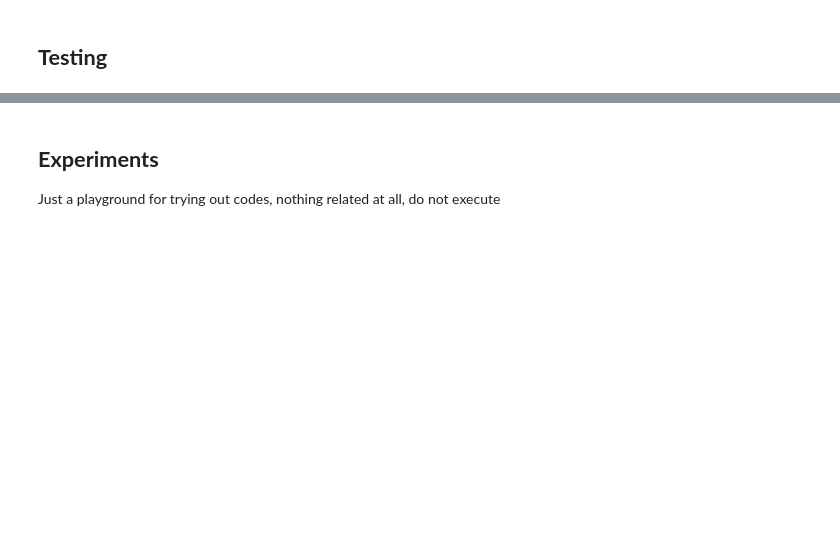
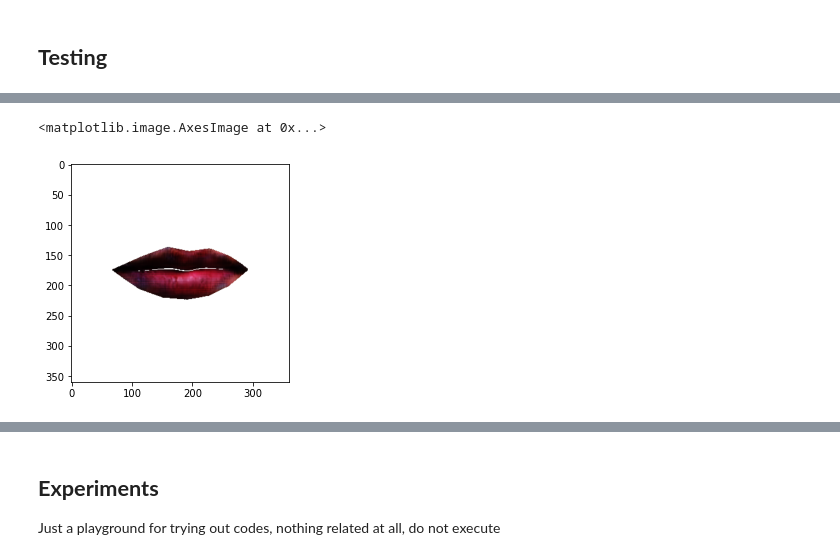
Before and after one commit to comtalyst/generative-facial-cosmetics, a Jupyter notebook: finalization/main.ipynb, the cells around one changed output, grey strips where cells are left out. Cells and saved outputs as stored; diff of their text form; code cells hidden in the pictures; blank space fills up the shorter version.

```diff
--- a/finalization/main.ipynb
+++ b/finalization/main.ipynb
@@ -100,0 +170,5 @@ print("Visual loss: " + str(float(tf.keras.losses.MSE(tf.keras.backend.flatten(r
+# %%
+injectible = generator.get_injectible_model(strategy)
+inputs = injectible.inputs
+for layer in inputs:
+  print(layer.name)
@@ -101,2 +206,13 @@ print("Visual loss: " + str(float(tf.keras.losses.MSE(tf.keras.backend.flatten(r
+# %%
+## Encode the cropped lips
+encoded2 = encoder.model(np.expand_dims(cropped_lips2, 0))
+#print(encoded2)
+# %%
+## Regeneration (w/ injections)
+regenerated_mix = injectible([encoded, encoded, encoded, encoded, encoded, encoded, encoded2*3], training=False)[0]
+plt.imshow(regenerated_mix)
+# %% [output]
+<matplotlib.image.AxesImage at 0x...>
+[figure, added]
 # %%
 ## Replacement
```
Also changed, not shown: parts of 13 cells of this notebook.
